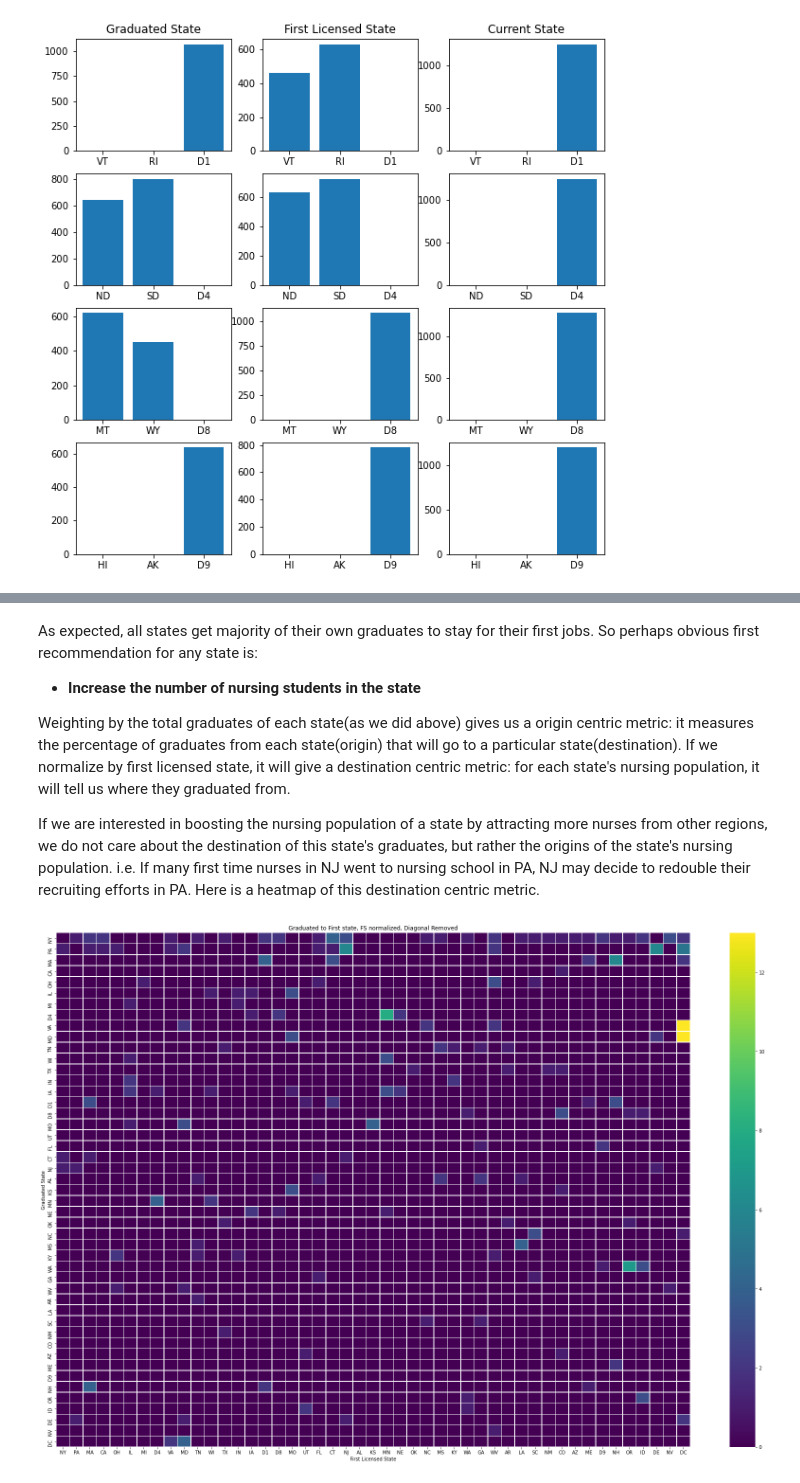
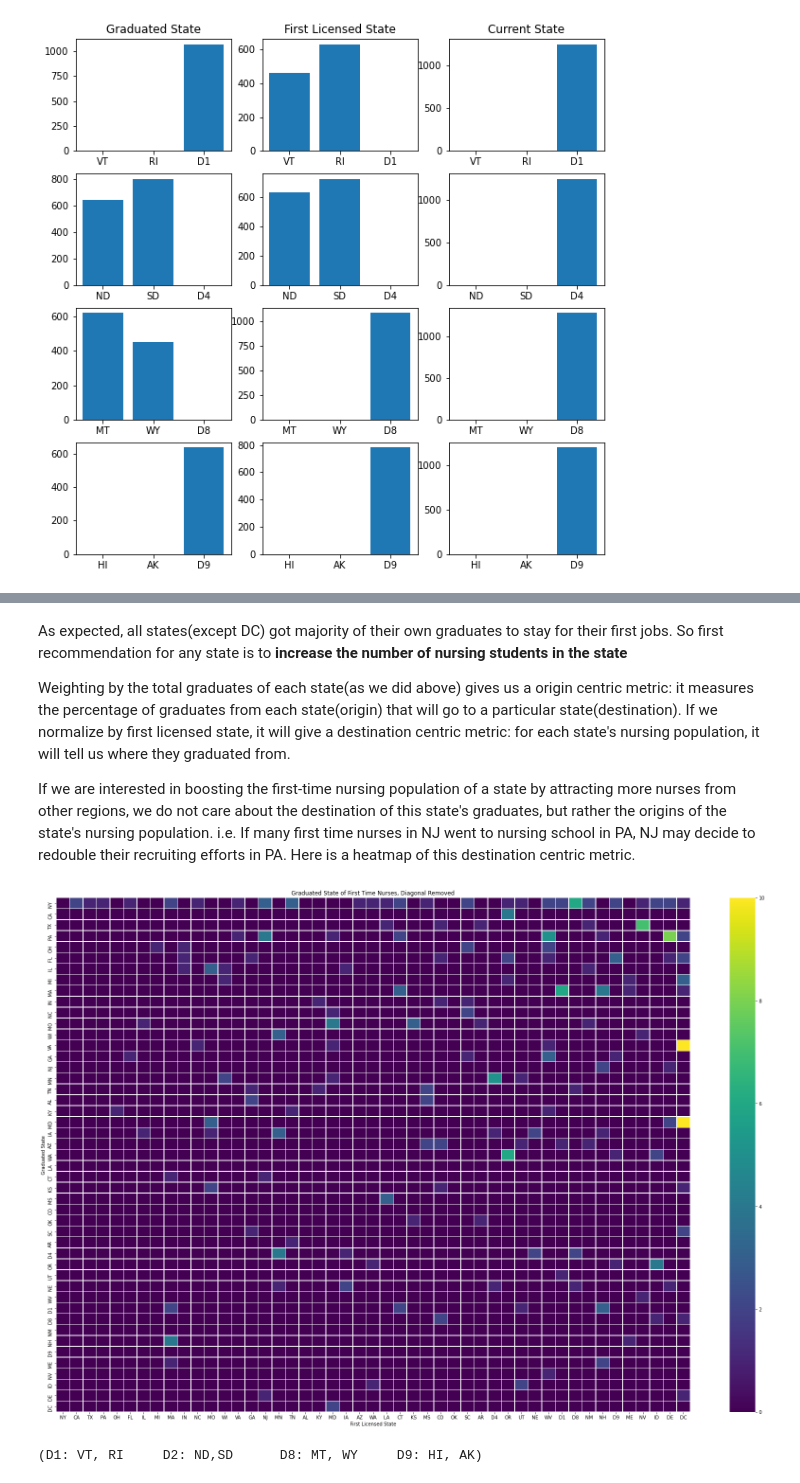
Before and after one commit to tk0802kim/Analysis-of-Nursing-Data, a Jupyter notebook: nursing_analysis.ipynb, the cells around one changed output, grey strips where cells are left out. Saved outputs shown, nothing was run; the diff lists cells and outputs as text; code cells hidden in the pictures.

```diff
--- a/nursing_analysis.ipynb
+++ b/nursing_analysis.ipynb
@@ -26,0 +38,4 @@ df_2018 will contain all of the survey data. We are interested in three measures
+# %%
+[state_census, region] = census_and_regions()
+df_2018, meta_2018 = pyreadstat.read_sas7bdat('NSSRN2018_SAS_encoded_package\\NSSRN_2018_PUF.sas7bdat')
+weight = df_2018['RKRNWGTA']
@@ -61,5 +177,9 @@ Let's examine the relation between graduated state and first licensed state. I w
 # %%
-df_gfc = pd.DataFrame({'grad':df_2018['ED_NDLOC_ST_PUF'].value_counts(),'first':df_2018['ED_FRN_ST_PUF'].value_counts(),'current':df_2018['PN_LOC_ST_PUF'].value_counts()})
+st_list =df_2018['ED_NDLOC_ST_PUF'].unique()
+df_gfc = pd.DataFrame(data={'grad':[df_2018.loc[lambda df:(df['ED_NDLOC_ST_PUF']==st),'RKRNWGTA'].sum() for st in st_list],
+                       'first':[df_2018.loc[lambda df:(df['ED_FRN_ST_PUF']==st),'RKRNWGTA'].sum() for st in st_list],
+                       'current':[df_2018.loc[lambda df:(df['PN_LOC_ST_PUF']==st),'RKRNWGTA'].sum() for st in st_list]},
+                      index=st_list)
 df_gfc.drop(index='.L',inplace=True)
 
 graduated_state_axis = df_gfc['grad'].sort_values(ascending=False).index
@@ -70,10 +190,9 @@ current_state_axis = df_gfc['current'].sort_values(ascending=False).index
 hm_gf_raw = np.zeros(shape=(df_gfc.shape[0],df_gfc.shape[0]),dtype=int) #y,x
 
 for gsi,gs in enumerate(graduated_state_axis):
-    s1 = df_2018.loc[lambda df:df['ED_NDLOC_ST_PUF']==gs,'ED_FRN_ST_PUF'].value_counts() # first state series filtered for graduated state
     for fsi,fs in enumerate(graduated_state_axis):  #enumerate over gsa so x and y axis will have the same order
         try:
-            hm_gf_raw[gsi][fsi] += s1[fs]
+            hm_gf_raw[gsi][fsi] =df_2018.loc[lambda df:(df['ED_NDLOC_ST_PUF']==gs)&(df['ED_FRN_ST_PUF']==fs),'RKRNWGTA'].sum()
         except:
             pass
 
@@ -102,6 +221,7 @@ else:
     if i%4 != 3:
         print(report)
 
+region_explain()
 
 
 #draw heatmap
@@ -139,28 +261,31 @@ NY: 76%      NH: 75%      DC: 57%
 # %% [markdown]
-As expected, all states get majority of their own graduates to stay for their first jobs. So perhaps obvious first recommendation for any state is:
-* **Increase the number of nursing students in the state**
+As expected, all states(except DC) got majority of their own graduates to stay for their first jobs. So first recommendation for any state is to
+**increase the number of nursing students in the state**
 
 Weighting by the total graduates of each state(as we did above) gives us a origin centric metric: it measures the percentage of graduates from each state(origin) that will go to a particular state(destination). If we normalize by first licensed state, it will give a destination centric metric: for each state's nursing population, it will tell us where they graduated from.
 
-If we are interested in boosting the nursing population of a state by attracting more nurses from other regions, we do not care about the destination of this state's graduates, but rather the origins of the state's nursing population. i.e. If many first time nurses in NJ went to nursing school in PA, NJ may decide to redouble their recruiting efforts in PA. Here is a heatmap of this destination centric metric.
+If we are interested in boosting the first-time nursing population of a state by attracting more nurses from other regions, we do not care about the destination of this state's graduates, but rather the origins of the state's nursing population. i.e. If many first time nurses in NJ went to nursing school in PA, NJ may decide to redouble their recruiting efforts in PA. Here is a heatmap of this destination centric metric.
 # %%
 hm_fg = np.zeros(shape=(df_gfc.shape[0],df_gfc.shape[0]),dtype=int)
 for gsi,gs in enumerate(graduated_state_axis):
     total = sum(hm_gf_raw[:,gsi])
     if total>0:
         hm_fg[:,gsi]=hm_gf_raw[:,gsi]/total*100;
 
 hm_fg_diag = copy.deepcopy(hm_fg)
 
 for i in range(df_gfc.shape[0]):
     hm_fg_diag[i,i]=0
 
 fig2, ax2 = plt.subplots(figsize=(30,20))
-ax2 = sns.heatmap(hm_fg_diag, linewidth=0.5,cmap="viridis",xticklabels=graduated_state_axis,yticklabels=graduated_state_axis)
-plt.title('Graduated to First state, FS normalized, Diagonal Removed')
+ax2 = sns.heatmap(hm_fg_diag, linewidth=0.5,cmap="viridis",xticklabels=graduated_state_axis,yticklabels=graduated_state_axis,vmin=0,vmax=10)
+plt.title('Graduated State of First Time Nurses, Diagonal Removed')
 plt.xlabel("First Licensed State")
 plt.ylabel("Graduated State")
 plt.show()
+
+region_explain()
 # %% [output]
-[figure, old version]
+[figure, new version]
+(D1: VT, RI     D2: ND,SD      D8: MT, WY     D9: HI, AK)
 # %% [markdown]
```
Also changed, not shown: parts of 29 cells of this notebook, 22 other files.
